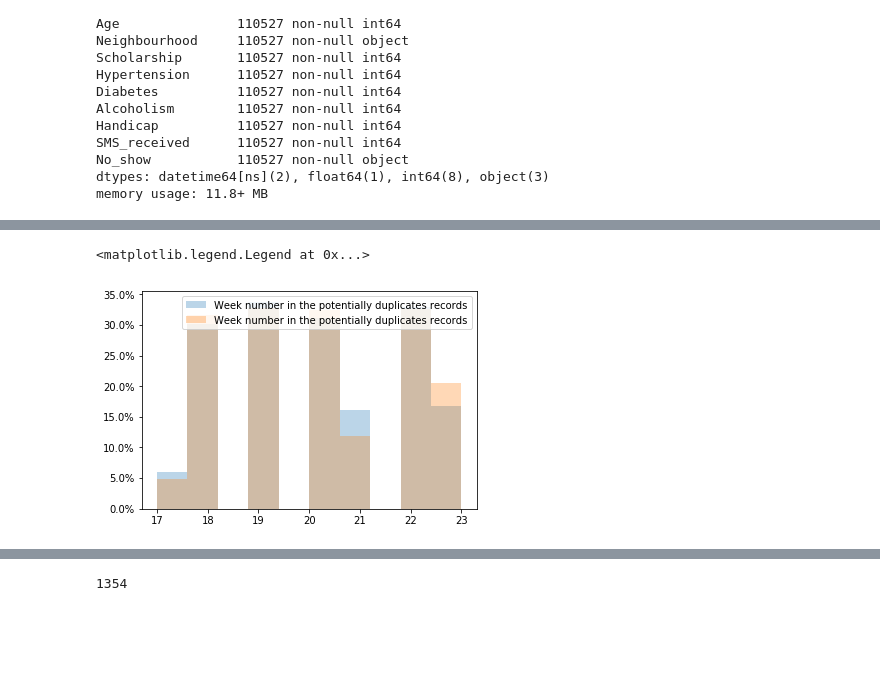
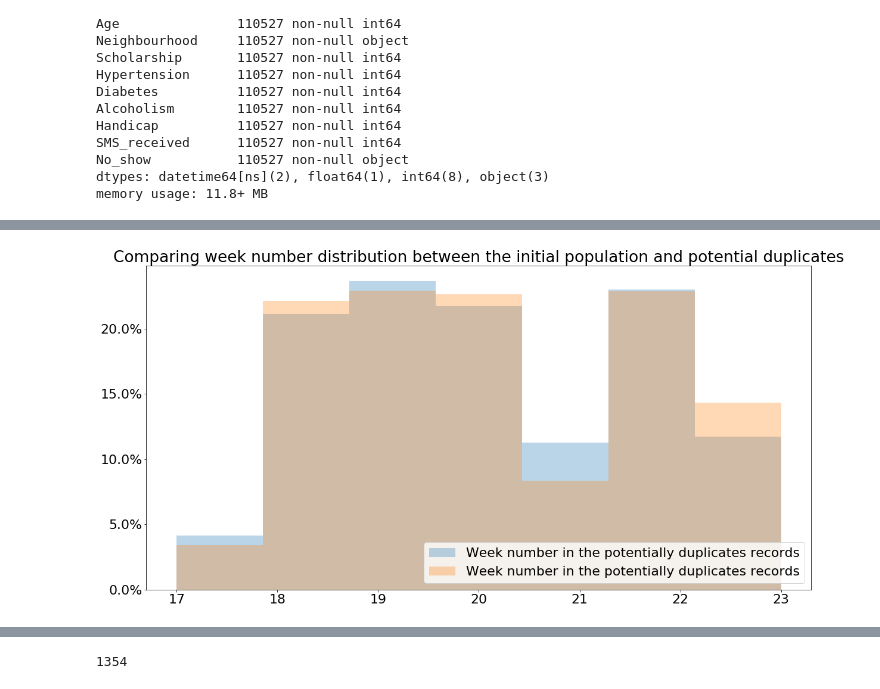
Before and after one commit to percevalve/test, a Jupyter notebook: no_show_rate.ipynb, the cells around one changed output, grey strips where cells are left out. Saved outputs shown, nothing was run; the diff lists cells and outputs as text; code cells hidden in the pictures; blank space fills up the shorter version.

```diff
--- a/no_show_rate.ipynb
+++ b/no_show_rate.ipynb
@@ -145,9 +133,9 @@ plt.gca().yaxis.set_major_formatter(PercentFormatter(xmax=1))
 # %%
-_,bins,_ = plt.hist(find_dup[find_dup>1].reset_index().AppointmentDay.dt.week,alpha=0.3,density=True,label="Week number in the potentially duplicates records")
+_,bins,_ = plt.hist(find_dup[find_dup>1].reset_index().AppointmentDay.dt.week,alpha=0.3,density=True,bins=7,label="Week number in the potentially duplicates records")
 plt.hist(original.AppointmentDay.dt.week,alpha=0.3,bins=bins,density=True,label="Week number in the potentially duplicates records")
 plt.gca().yaxis.set_major_formatter(PercentFormatter(xmax=1))
-plt.legend()
+plt.legend(loc=4);
+plt.title("Comparing week number distribution between the initial population and potential duplicates");
 # %% [output]
-<matplotlib.legend.Legend at 0x...>
-[figure, old version]
+[figure, new version]
 # %% [markdown]
```
Also changed, not shown: parts of 43 cells of this notebook.
